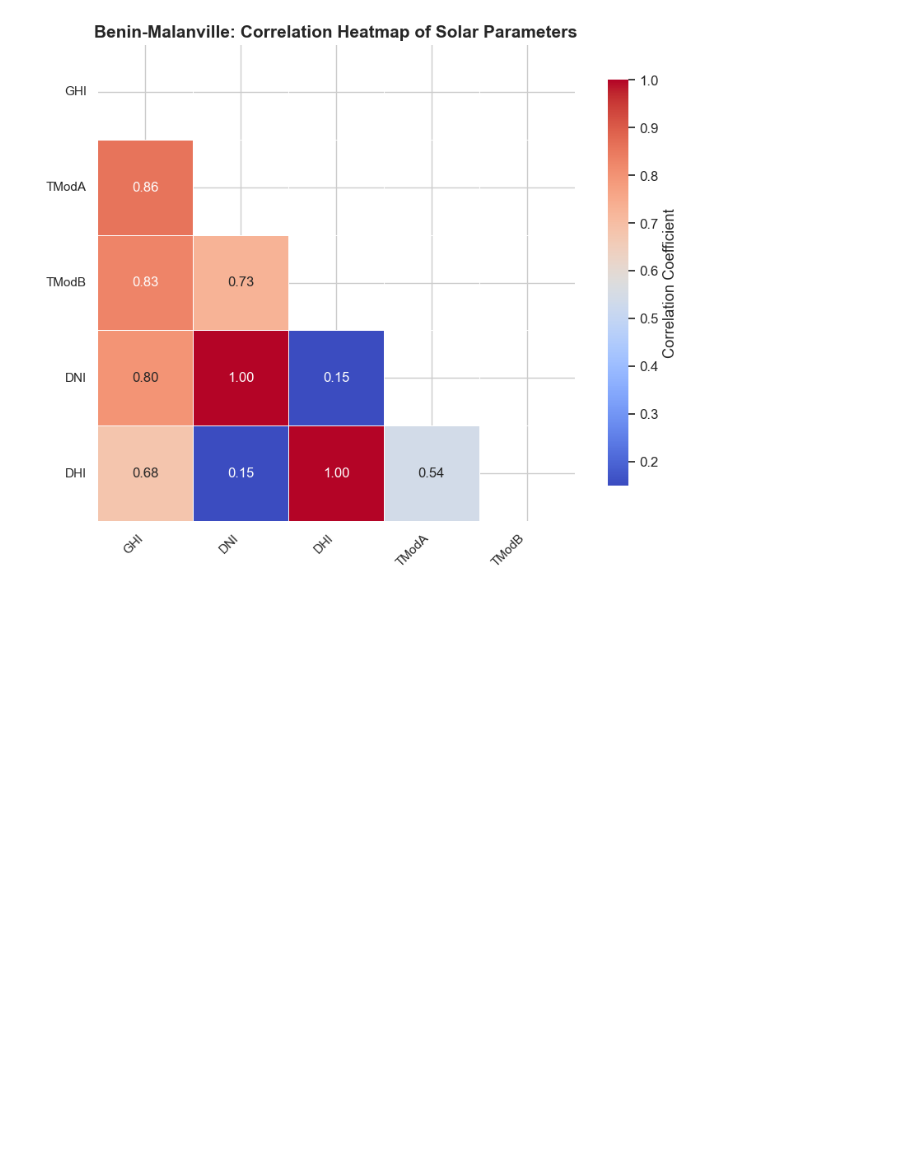
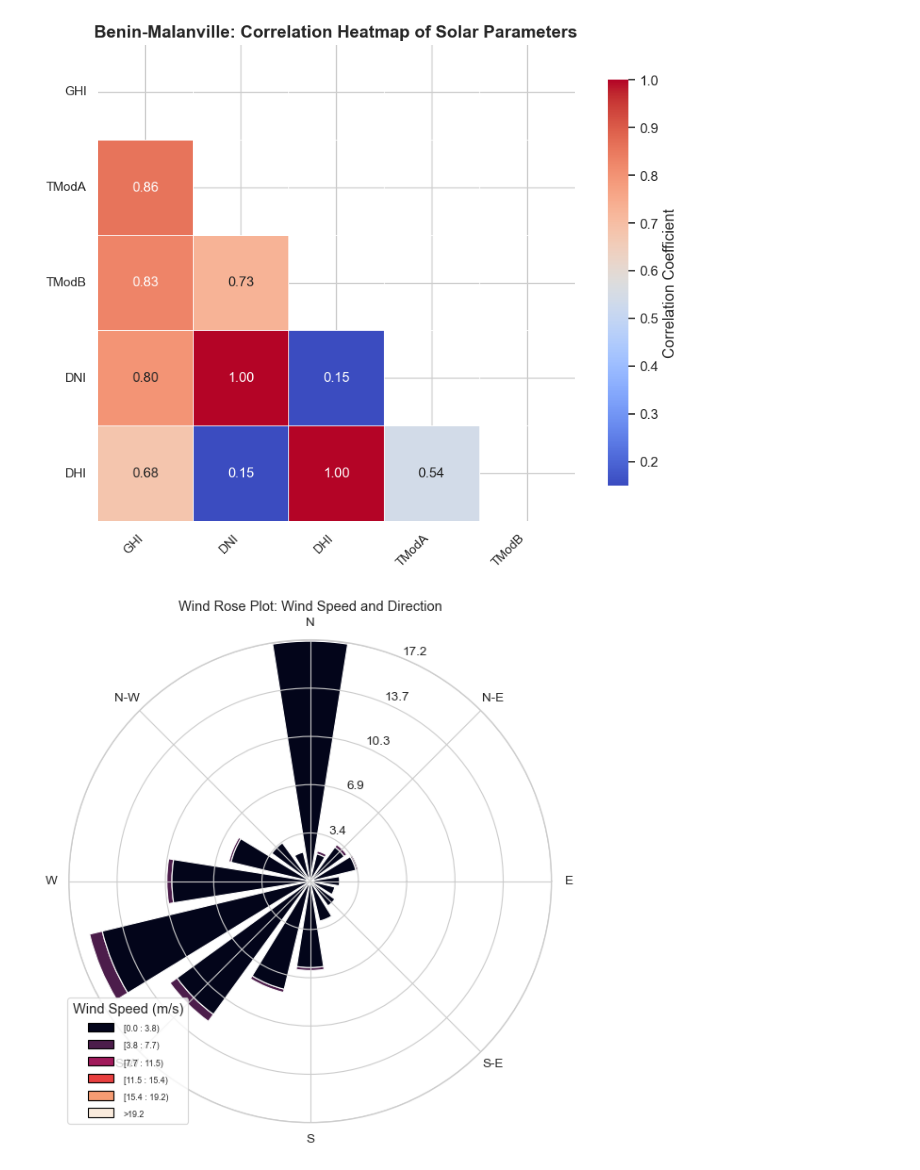
Before and after one commit to Dagiayy/solar-challenge-week1, a Jupyter notebook: notebooks/sierraleone_eda.ipynb, the cells around one changed output. Cells and saved outputs as stored; diff of their text form; code cells hidden in the pictures; blank space fills up the shorter version.

Commit message:
feat: analyze Wind & Distribution Analysis for sierraleone

```diff
--- a/notebooks/sierraleone_eda.ipynb
+++ b/notebooks/sierraleone_eda.ipynb
@@ -378,3 +378,19 @@ plt.tight_layout()
 plt.show()
 # %% [output]
 [figure]
+# %%
+import pandas as pd
+from windrose import WindroseAxes
+import matplotlib.pyplot as plt
+
+# Load the cleaned data
+df = pd.read_csv(r'C:\Users\dagi\OneDrive\Desktop\Kifiya\solar-challenge-week1\data\sierraleone-bumbuna_clean.csv')
+
+# Create a wind rose plot
+ax = WindroseAxes.from_ax()
+ax.bar(df['WD'], df['WS'], normed=True, opening=0.8, edgecolor='white')
+ax.set_legend(title="Wind Speed (m/s)", loc='lower left')
+plt.title('Wind Rose Plot: Wind Speed and Direction')
+plt.show()
+# %% [output]
+[figure, added]
```
Also changed, not shown: parts of 1 cell of this notebook.
